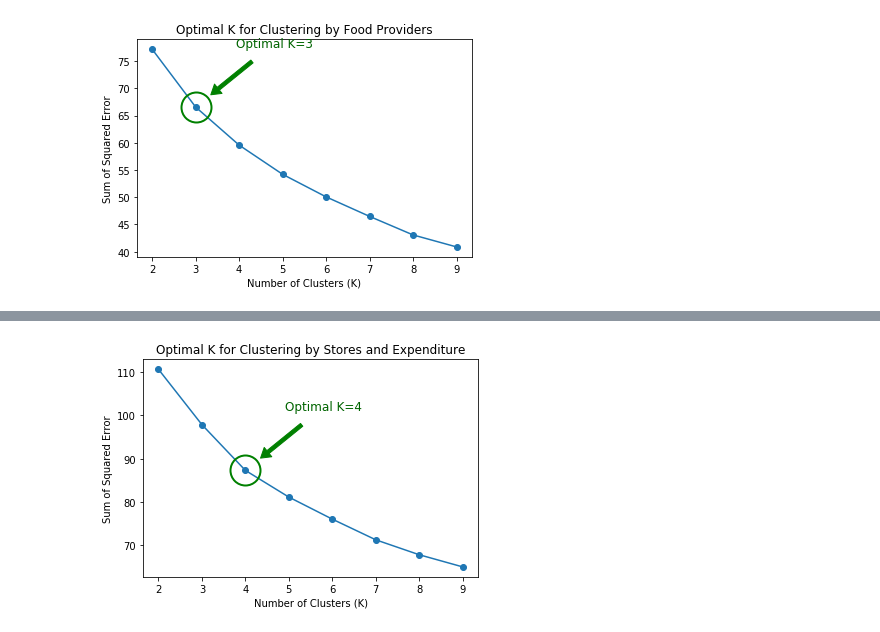
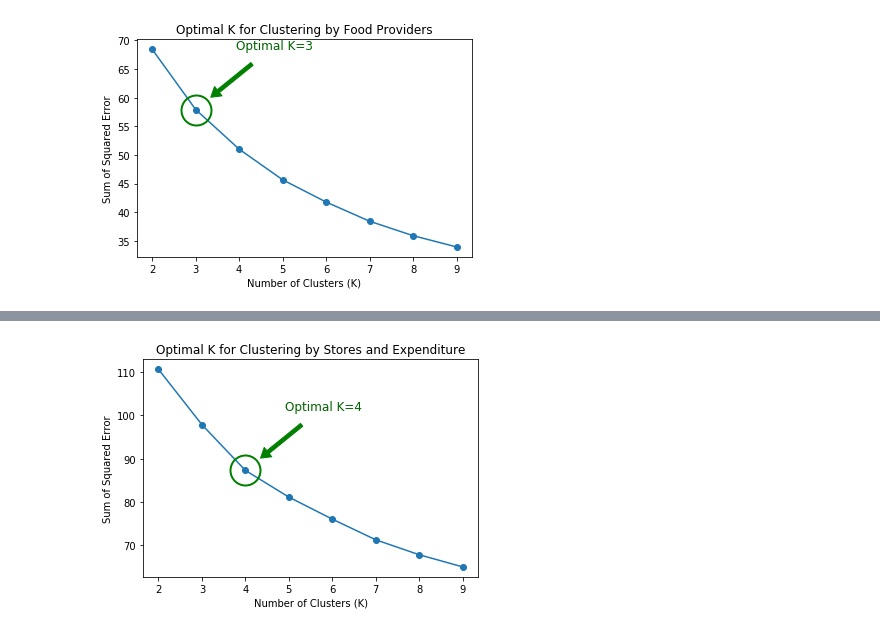
Before and after one commit to PreethiVijai/ML-project, a Jupyter notebook: clustering.ipynb, the cells around one changed output, grey strips where cells are left out. Cells and saved outputs as stored; diff of their text form; code cells hidden in the pictures.

Commit message:
Clustering tweaks

```diff
--- a/clustering.ipynb
+++ b/clustering.ipynb
@@ -142,15 +146,14 @@ Cluster("Clustering by Access by Race ", {
 # %%
-choice = Cluster("Clustering by Food Providers", {
+Cluster("Clustering by Food Providers", {
     "GROCPTH14": "Grocery stores per 1,000 People",
     "SUPERCPTH14": "Supercenters per 1,000 People",
     "CONVSPTH14": "Convenience stores per 1,000 People",
-    "SPECSPTH14": "Specialized food stores per 1,000 People",
+    # "SPECSPTH14": "Specialized food stores per 1,000 People",
     "FFRPTH14": "Fast-food restaurants per 1,000 People",
     "FSRPTH14": "Full-service restaurants per 1,000 People",
     "FMRKTPTH16": "Farmers' markets per 1,000 People",
-})
-choice.clusters
+}).clusters
 # %% [output]
-[figure, old version]
+[figure, new version]
 |  | Number of Counties | Grocery stores per 1,000 People | Supercenters per 1,000 People | Convenience stores per 1,000 People | ... |
 | Cluster |  |  |  |  | ... |
```
Also changed, not shown: parts of 9 cells of this notebook.
